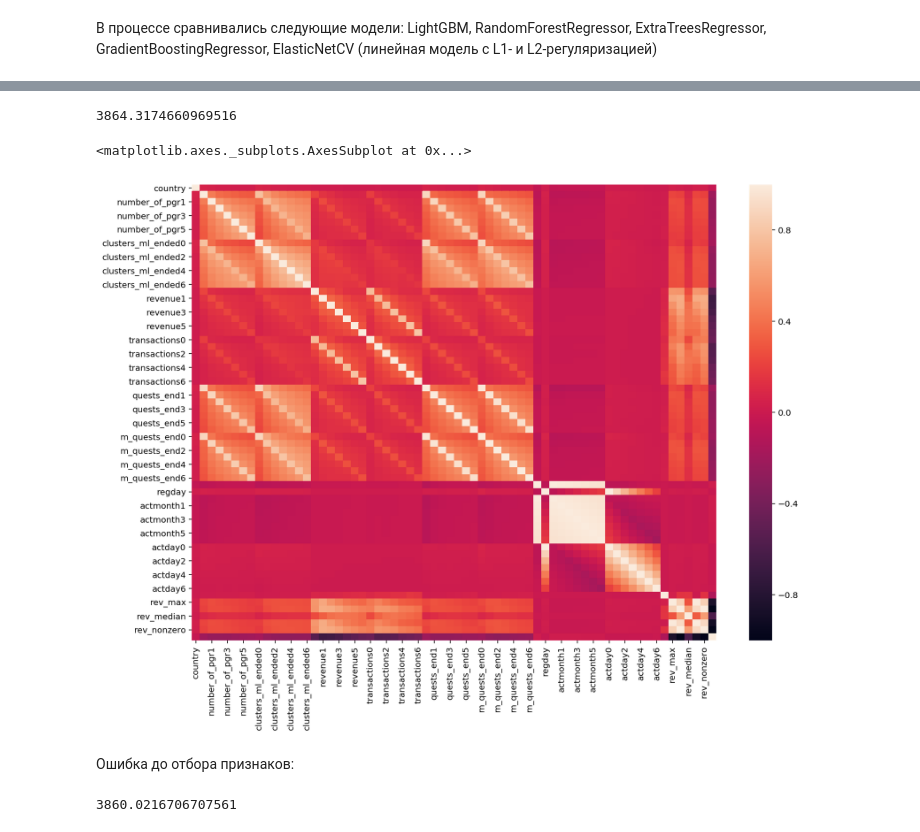
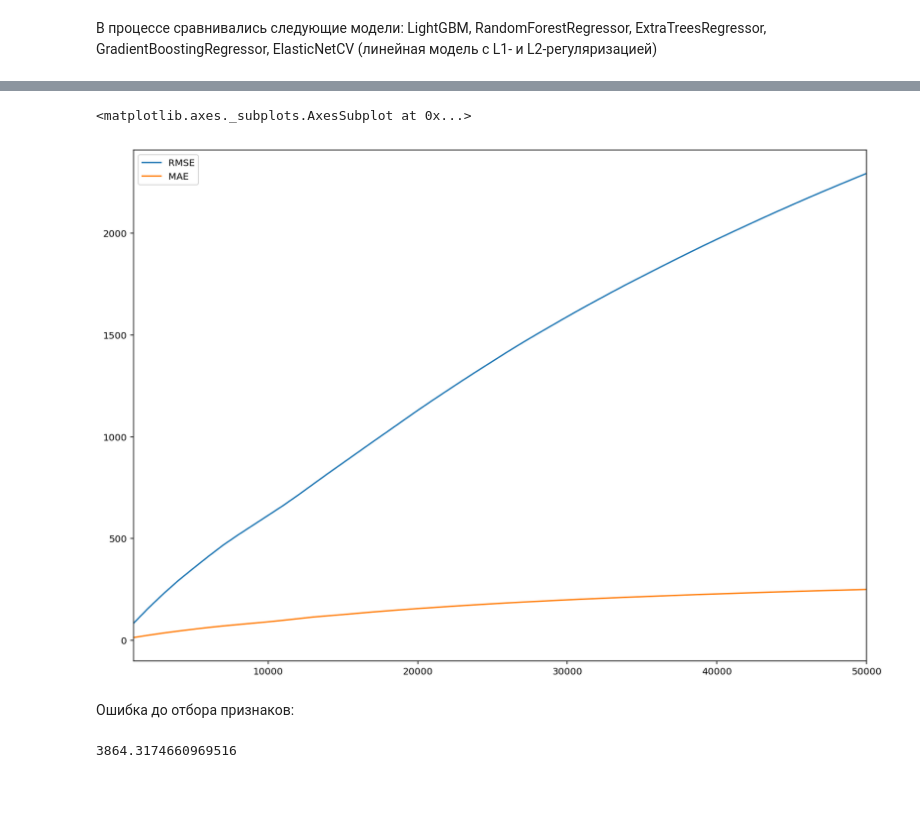
Before and after one commit to mryab/webgames-ltv-prediction, a Jupyter notebook: Webgames LTV Prediction.ipynb, the cells around one changed output, grey strips where cells are left out. Cells and saved outputs as stored; diff of their text form; code cells hidden in the pictures; blank space fills up the shorter version.

Commit message:
Add plots and all tables

````diff
--- a/Webgames LTV Prediction.ipynb
+++ b/Webgames LTV Prediction.ipynb
@@ -67,7 +76,7 @@ del dau
 * ```days_pred``` — число дней, по наблюдению за которые рассчитывалась прибыль с пользователя
 * ```threshold``` — порог, по превышению которого прибыль (как за конкретный день, так и по окончанию периода наблюдений) становилась равной ```threshold```
 # %%
-def split_data(pact,days_obs,days_pred,testweek=False,threshold=1000):
+def split_data(pact,days_obs,days_pred,testweek=False,threshold=1000,extra_features=False):
     y=pact[(pact.actdate-pact.regdate)<=timedelta(days=days_pred-1)].groupby("id").revenue.sum().to_frame()
     y.loc[y.revenue>threshold,"revenue"]=threshold
     pact_train=pact[(pact.actdate-pact.regdate)<=timedelta(days=days_obs-1)].copy()
@@ -95,6 +104,14 @@ def split_data(pact,days_obs,days_pred,testweek=False,threshold=1000):
     pact_train.columns=["".join(map(str,col)) for col in pact_train.columns]
     pact_train.rename(columns={"regmonth0":"regmonth","regday0":"regday","country0":"country"},inplace=True)
     pact_train.index.name=None
+    if extra_features:
+        pact_train["rev_min"]=np.min(pact_train[["revenue"+str(i) for i in range(days_obs)]],axis=1)
+        pact_train["rev_max"]=np.max(pact_train[["revenue"+str(i) for i in range(days_obs)]],axis=1)
+        pact_train["rev_mean"]=np.mean(pact_train[["revenue"+str(i) for i in range(days_obs)]],axis=1)
+        pact_train["rev_median"]=np.median(pact_train[["revenue"+str(i) for i in range(days_obs)]],axis=1)
+        pact_train["rev_std"]=np.std(pact_train[["revenue"+str(i) for i in range(days_obs)]],axis=1)
+        pact_train["rev_nonzero"]=np.count_nonzero(pact_train[["revenue"+str(i) for i in range(days_obs)]],axis=1)
+        pact_train["frac_zero"]=1-pact_train["rev_nonzero"]/days_obs
     cleaned=pd.merge(pact_train,y,left_index=True,right_index=True)
     if testweek:
         train=cleaned[(cleaned.regmonth==1)|((cleaned.regmonth==2)&(cleaned.regday<13))]
@@ -213,13 +375,11 @@ pd.concat([item[6] for item in week_result_list])
 # %%
-def eval_model(params={},threshold=1000):
+def eval_model(threshold=1000):
     train,test=split_data(pact,3,30,threshold=threshold)
-    regr=LGBMRegressor(**params,n_estimators=100)
+    regr=LGBMRegressor(n_estimators=100)
     x_train,y_train=train.drop("revenue",axis=1),train.revenue
     x_test,y_test=test.drop("revenue",axis=1),test.revenue
     regr.fit(x_train,y_train)
     return(np.sqrt(mean_squared_error(y_test,regr.predict(x_test))),mean_absolute_error(y_test,regr.predict(x_test)))
-# %%
-for thresh in range(1000,50000,1000):
-    print(eval_model(threshold=thresh))
 # %%
-df=pd.DataFrame(list(map(lambda x: x.strip("()").split(","),l)),index=range(1000,40000,1000),columns=["RMSE","MAE"])
+df=pd.DataFrame([eval_model(threshold=thresh) for thresh in range(1000,51000,1000)],
+                index=range(1000,51000,1000),columns=["RMSE","MAE"])
@@ -382,6 +385,0 @@ test=cleaned[~((cleaned.regmonth<3)|((cleaned.regmonth==3)&(cleaned.regday<17)))
-# %%
-regr=LGBMRegressor(n_estimators=100,seed=123)
-regr.fit(train.drop("revenue",axis=1),train.revenue)
-mean_squared_error(test.revenue,regr.predict(test.drop("revenue",axis=1)))
-# %% [output]
-3864.3174660969516
@@ -396,5 +385,0 @@ pact_train["frac_zero"]=1-pact_train["rev_nonzero"]/days_obs
-# %%
-sns.heatmap(pact_train.corr())
-# %% [output]
-<matplotlib.axes._subplots.AxesSubplot at 0x...>
-[figure, removed]
@@ -405,8 +386,14 @@ test=cleaned[~((cleaned.regmonth<3)|((cleaned.regmonth==3)&(cleaned.regday<17)))
+# %%
+df.plot()
+# %% [output]
+<matplotlib.axes._subplots.AxesSubplot at 0x...>
+[figure, added]
 # %% [markdown]
 Ошибка до отбора признаков:
 # %%
+train,test=split_data(pact,7,60)
 regr=LGBMRegressor(n_estimators=100,seed=123)
 regr.fit(train.drop("revenue",axis=1),train.revenue)
 mean_squared_error(test.revenue,regr.predict(test.drop("revenue",axis=1)))
 # %% [output]
-3860.0216706707561
+3864.3174660969516
````
Also changed, not shown: parts of 33 cells of this notebook.
